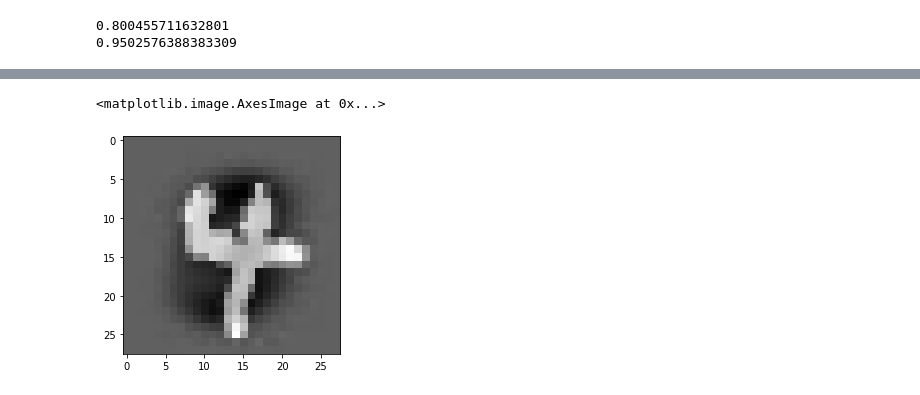
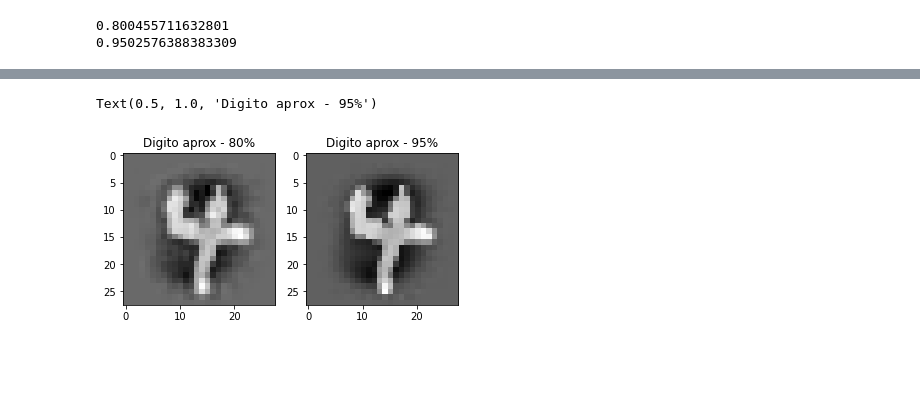
Before and after one commit to vitorml34/MO431, a Jupyter notebook: Tarefa-1.ipynb, the cells around one changed output, grey strips where cells are left out. Cells and saved outputs as stored; diff of their text form; code cells hidden in the pictures; blank space fills up the shorter version.

```diff
--- a/Tarefa-1.ipynb
+++ b/Tarefa-1.ipynb
@@ -167,7 +196,14 @@ pp.imshow(dig2, cmap='gray')
-# %%
-dig2 = np.reshape(Dados_rec_95[1],(28,28))
-
-pp.imshow(dig2, cmap='gray')
-# %% [output]
-<matplotlib.image.AxesImage at 0x...>
-[figure, removed]
+# %%
+dig0 = np.reshape(Dados_rec_80[1],(28,28))
+dig1 = np.reshape(Dados_rec_95[1],(28,28))
+
+
+f, axarr = pp.subplots(1,2)
+
+axarr[0].imshow(dig0, cmap='gray')
+axarr[0].set_title("Digito aprox - 80%")
+axarr[1].imshow(dig1, cmap='gray')
+axarr[1].set_title("Digito aprox - 95%")
+# %% [output]
+Text(0.5, 1.0, 'Digito aprox - 95%')
+[figure, added]
```
Also changed, not shown: parts of 37 cells of this notebook.
